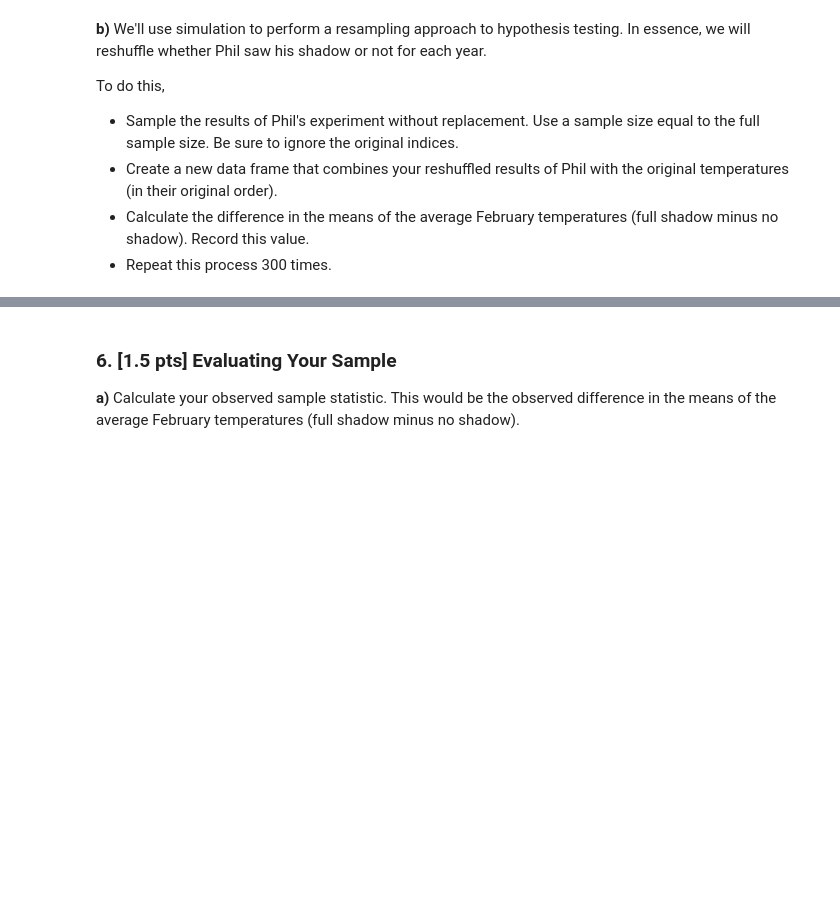
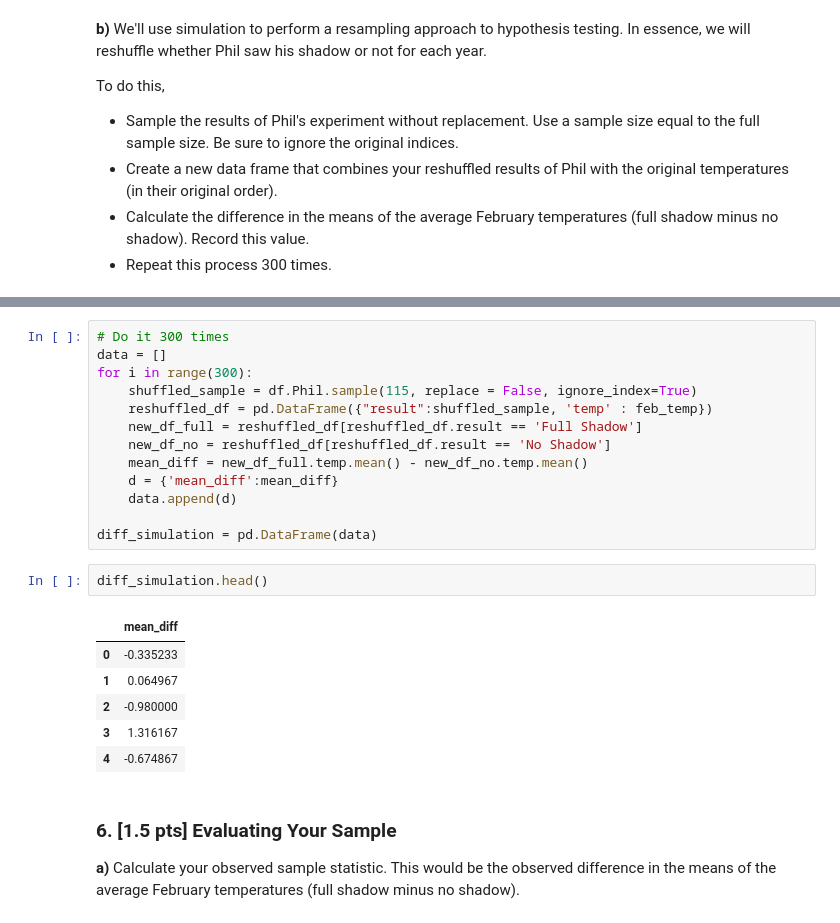
Before and after one commit to Shenyuanbo/STAT_207, a Jupyter notebook: lab/lab_08/lab_08.ipynb, the cells around one changed output, grey strips where cells are left out. Drawn from its saved outputs; the diff is of its cells as text; blank space fills up the shorter version.

```diff
--- a/lab/lab_08/lab_08.ipynb
+++ b/lab/lab_08/lab_08.ipynb
@@ -253,3 +274,25 @@ To do this,
+# %%
+# Do it 300 times
+data = []
+for i in range(300):
+    shuffled_sample = df.Phil.sample(115, replace = False, ignore_index=True)
+    reshuffled_df = pd.DataFrame({"result":shuffled_sample, 'temp' : feb_temp})
+    new_df_full = reshuffled_df[reshuffled_df.result == 'Full Shadow']
+    new_df_no = reshuffled_df[reshuffled_df.result == 'No Shadow']
+    mean_diff = new_df_full.temp.mean() - new_df_no.temp.mean()
+    d = {'mean_diff':mean_diff}
+    data.append(d)
+
+diff_simulation = pd.DataFrame(data)
+# %%
+diff_simulation.head()
+# %% [output]
+|  | mean_diff |
+| 0 | -0.335233 |
+| 1 | 0.064967 |
+| 2 | -0.980000 |
+| 3 | 1.316167 |
+| 4 | -0.674867 |
 # %% [markdown]
 ### 6. [1.5 pts] Evaluating Your Sample
 
```
Also changed, not shown: parts of 14 cells of this notebook.
